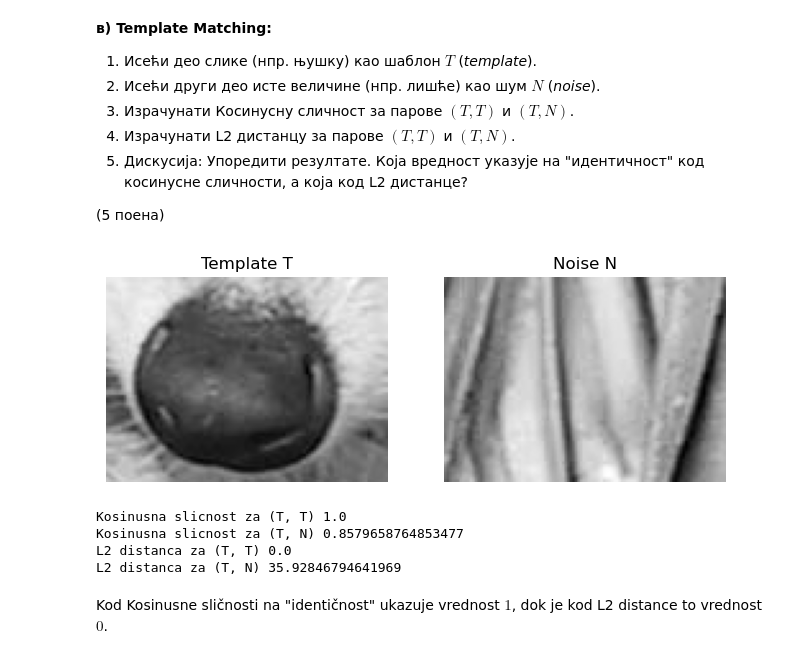
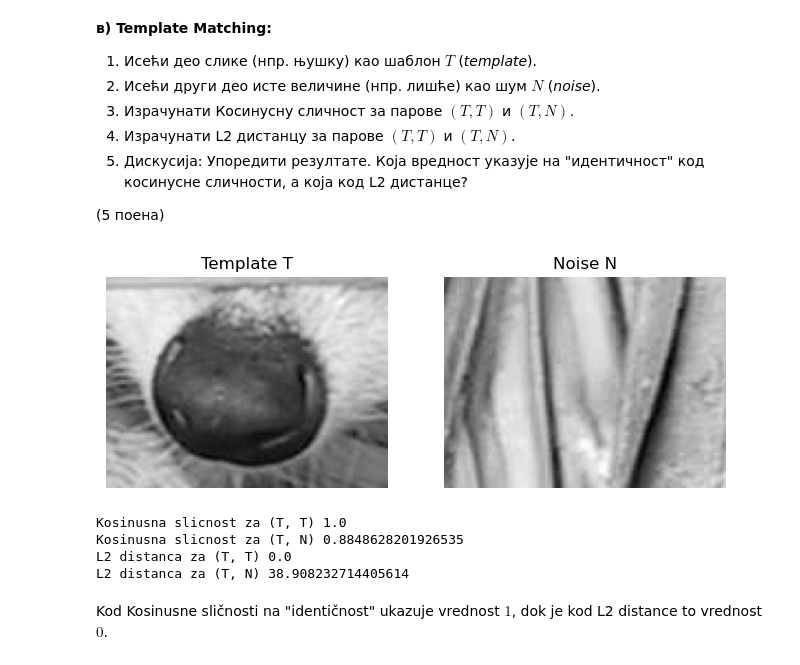
Before and after one commit to paunovicjovan/mathematical-methods-for-machine-learning, a Jupyter notebook: Homeworks/02Domaci2025-26_Jovan_Paunovic.ipynb, the cells around one changed output. Drawn from its saved outputs; the diff is of its cells as text; code cells hidden in the pictures.

```diff
--- a/Homeworks/02Domaci2025-26_Jovan_Paunovic.ipynb
+++ b/Homeworks/02Domaci2025-26_Jovan_Paunovic.ipynb
@@ -683,31 +683,31 @@ True
 # %%
 def matrix_euclidean_distance(A, B):
     return np.linalg.norm(A - B, 'fro')
 
-T = rakun_gray[410:490, 570:680] # 80x110
-N = rakun_gray[600:680, 50:160]
+T = rakun_gray[400:496, 560:688] # 96, 128
+N = rakun_gray[600:696, 50:178]
 
 fig, axes = plt.subplots(1, 2, figsize=(8, 4))
 
 axes[0].imshow(T, cmap="gray")
 axes[0].set_title("Template T")
 axes[0].axis("off")
 
 axes[1].imshow(N, cmap="gray")
 axes[1].set_title("Noise N")
 axes[1].axis("off")
 plt.show()
 
 print("Kosinusna slicnost za (T, T)", matrix_cosine_similarity(T, T))
 print("Kosinusna slicnost za (T, N)", matrix_cosine_similarity(T, N))
 print("L2 distanca za (T, T)", matrix_euclidean_distance(T, T))
 print("L2 distanca za (T, N)", matrix_euclidean_distance(T, N))
 # %% [output]
-[figure, old version]
+[figure, new version]
 Kosinusna slicnost za (T, T) 1.0
-Kosinusna slicnost za (T, N) 0.8579658764853477
+Kosinusna slicnost za (T, N) 0.8848628201926535
 L2 distanca za (T, T) 0.0
-L2 distanca za (T, N) 35.92846794641969
+L2 distanca za (T, N) 38.908232714405614
 # %% [markdown]
 Kod Kosinusne sličnosti na "identičnost" ukazuje vrednost $1$, dok je kod L2 distance to vrednost $0$.
 # %% [markdown]
```
Also changed, not shown: parts of 9 cells of this notebook.
